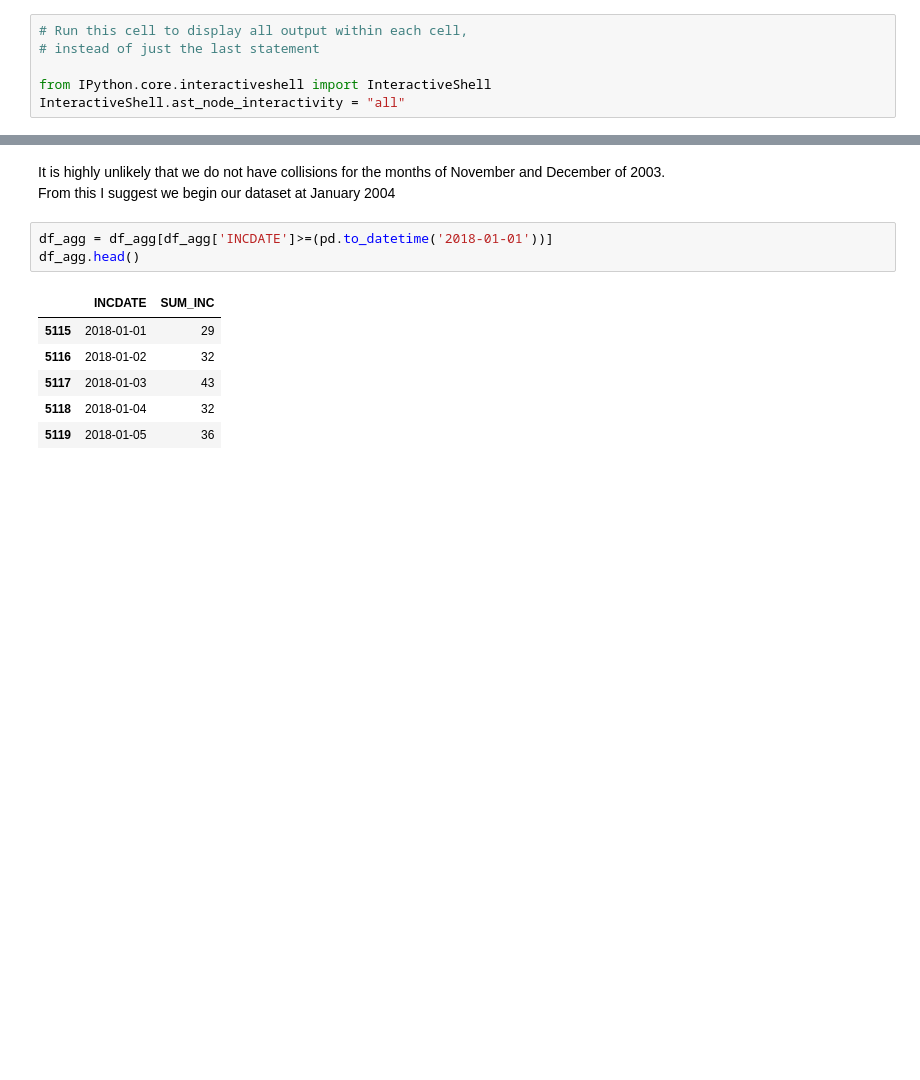
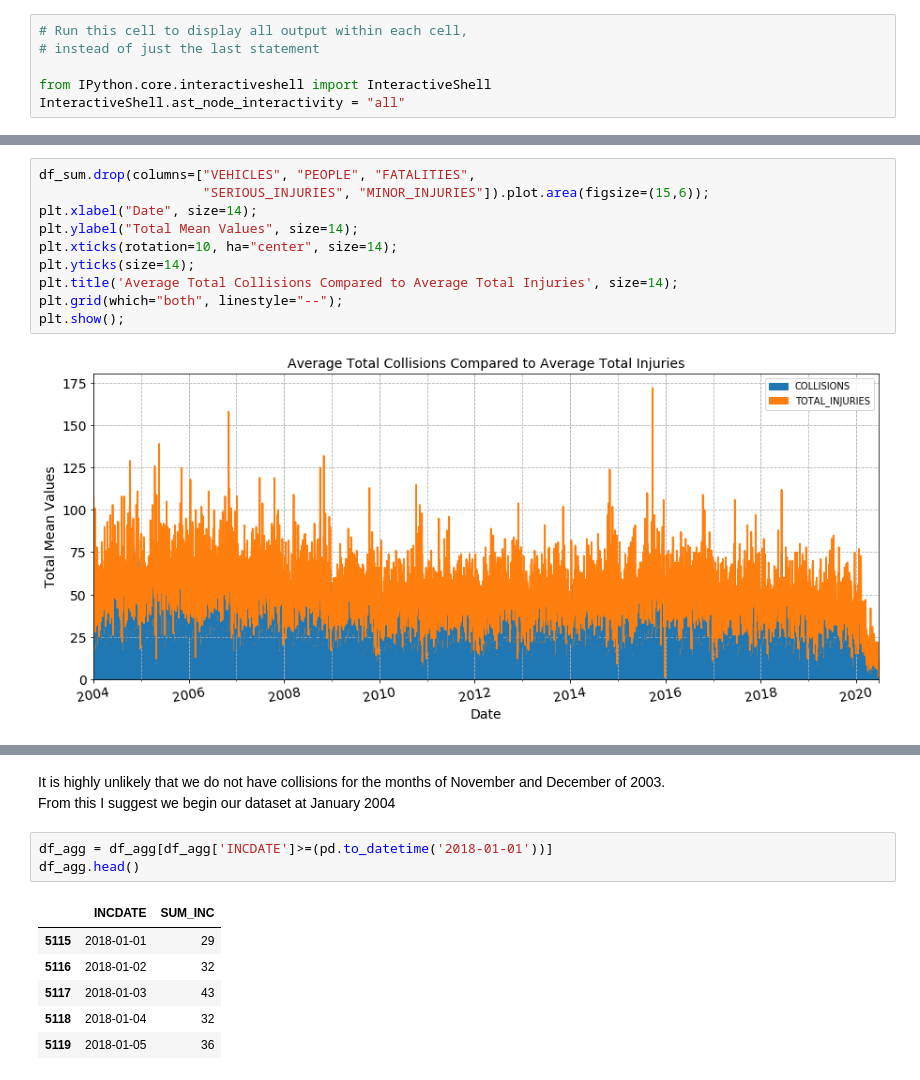
Before and after one commit to meghasin/Collisions_Data, a Jupyter notebook: Collisions_TimeSeries.ipynb, the cells around one changed output, grey strips where cells are left out. Saved outputs shown, nothing was run; the diff lists cells and outputs as text; blank space fills up the shorter version.

```diff
--- a/Collisions_TimeSeries.ipynb
+++ b/Collisions_TimeSeries.ipynb
@@ -115,0 +189,12 @@ df = rdf.copy()
+# %%
+df_sum.drop(columns=["VEHICLES", "PEOPLE", "FATALITIES",
+                     "SERIOUS_INJURIES", "MINOR_INJURIES"]).plot.area(figsize=(15,6));
+plt.xlabel("Date", size=14);
+plt.ylabel("Total Mean Values", size=14);
+plt.xticks(rotation=10, ha="center", size=14);
+plt.yticks(size=14);
+plt.title('Average Total Collisions Compared to Average Total Injuries', size=14);
+plt.grid(which="both", linestyle="--");
+plt.show();
+# %% [output]
+[figure, added]
```
Also changed, not shown: parts of 19 cells of this notebook.
